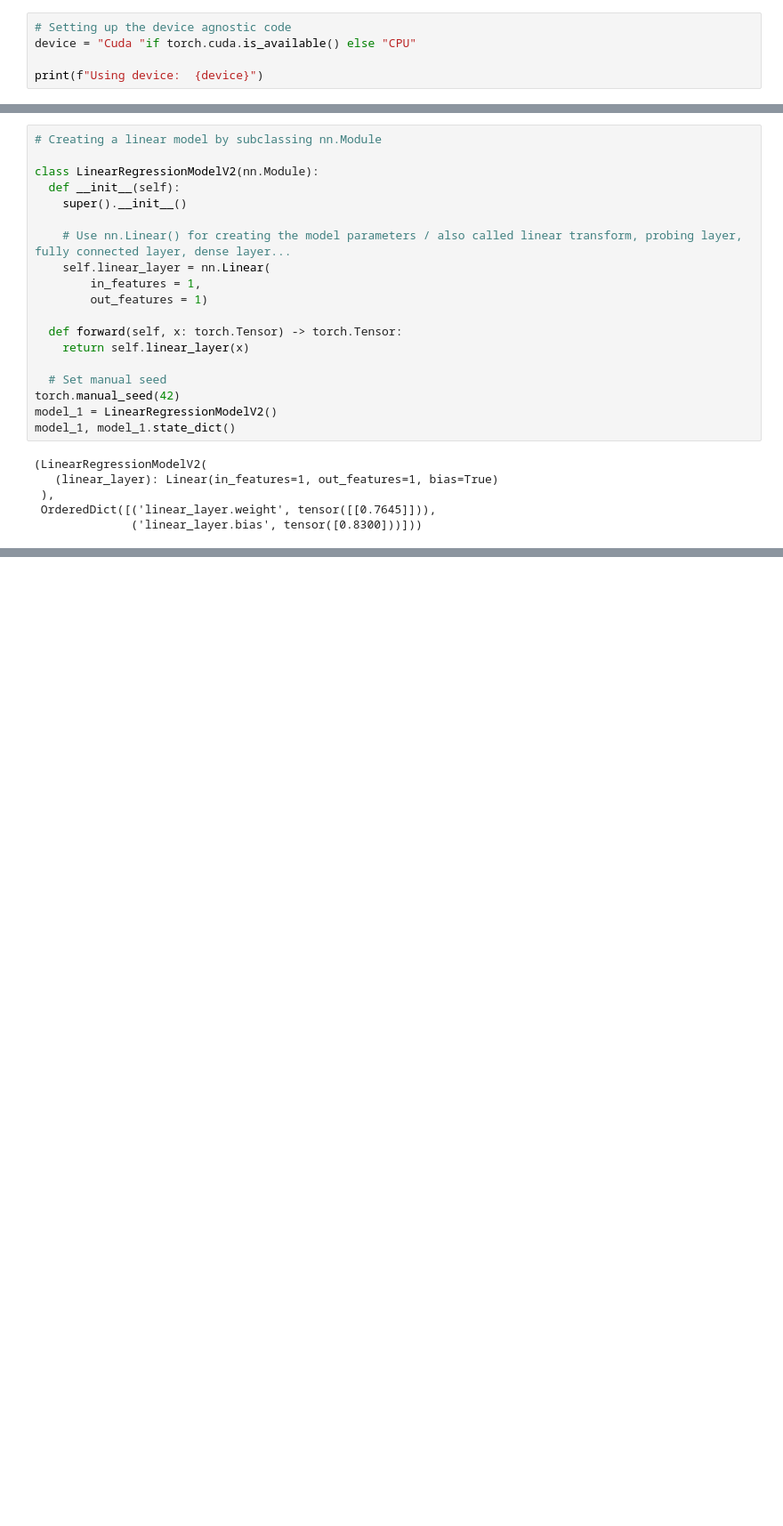
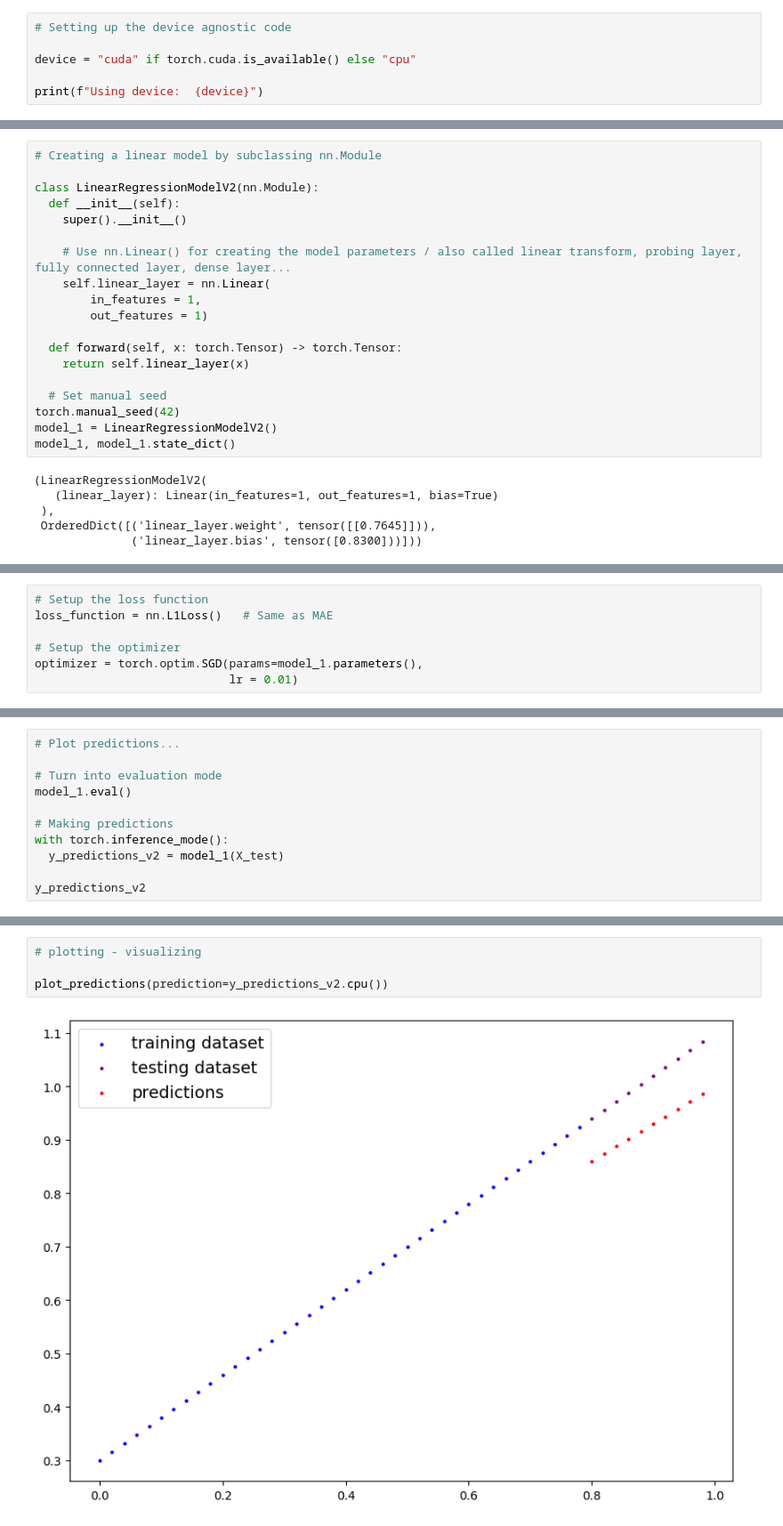
Before and after one commit to uzair011/PyTorch-fndmntl, a Jupyter notebook: 01_pytorch_workflow.ipynb, the cells around one changed output, grey strips where cells are left out. Shown at 89% size. Cells and saved outputs as stored; diff of their text form; blank space fills up the shorter version.

```diff
--- a/01_pytorch_workflow.ipynb
+++ b/01_pytorch_workflow.ipynb
@@ -613,7 +613,8 @@ It means if we've got access to GPU, our code will use it (for faster computatio
 if no GPU is available, code will default back to CPU
 # %%
 # Setting up the device agnostic code
-device = "Cuda "if torch.cuda.is_available() else "CPU"
+
+device = "cuda" if torch.cuda.is_available() else "cpu"
 
 print(f"Using device:  {device}")
 # %% [output]
@@ -726,0 +747,7 @@ device
+# %%
+# Setup the loss function
+loss_function = nn.L1Loss()   # Same as MAE
+
+# Setup the optimizer
+optimizer = torch.optim.SGD(params=model_1.parameters(),
+                            lr = 0.01)
@@ -726,0 +824,11 @@ device
+# %%
+# Plot predictions...
+
+# Turn into evaluation mode
+model_1.eval()
+
+# Making predictions
+with torch.inference_mode():
+  y_predictions_v2 = model_1(X_test)
+
+y_predictions_v2
@@ -726,0 +846,6 @@ device
+# %%
+# plotting - visualizing
+
+plot_predictions(prediction=y_predictions_v2.cpu())
+# %% [output]
+[figure, added]
```
Also changed, not shown: parts of 23 cells of this notebook.
